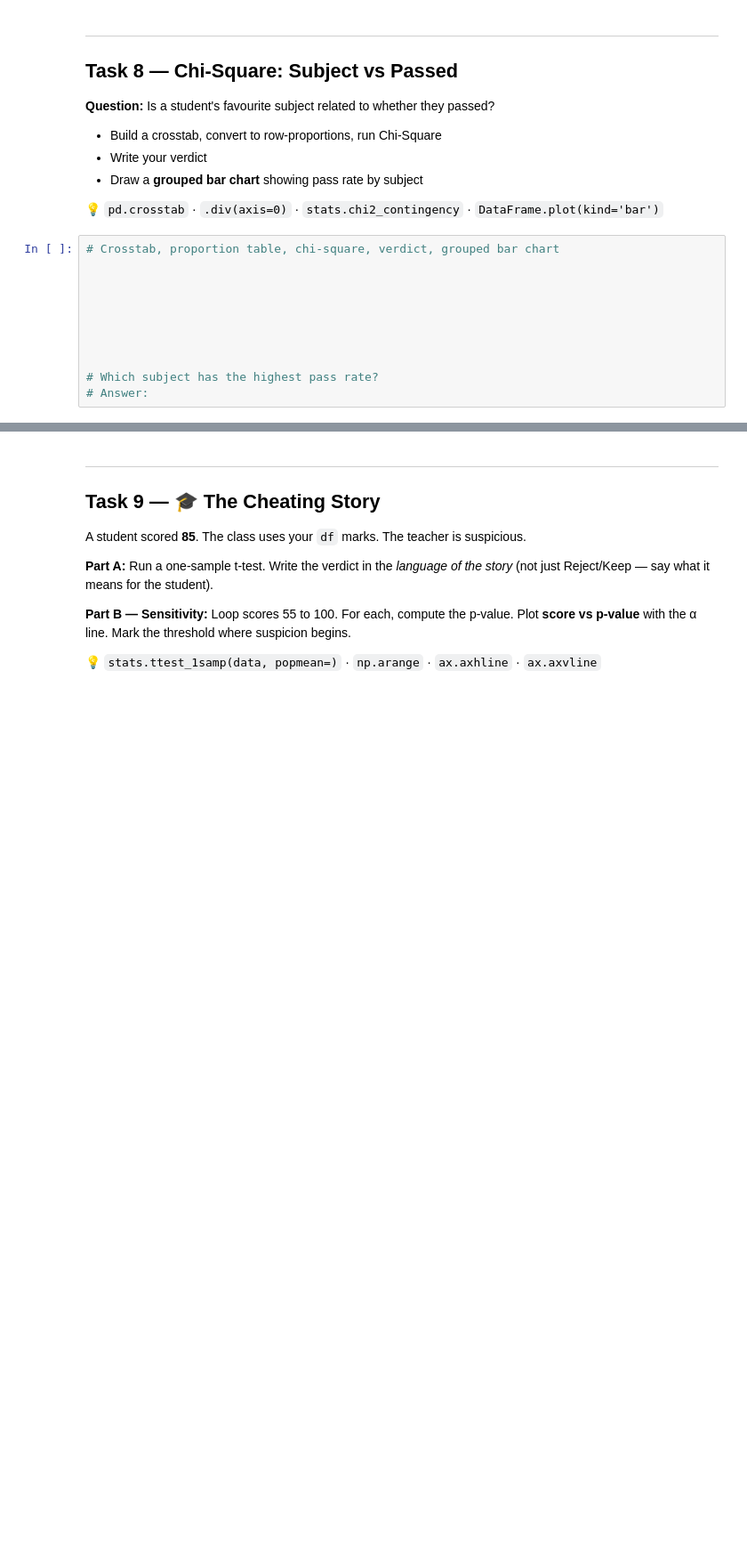
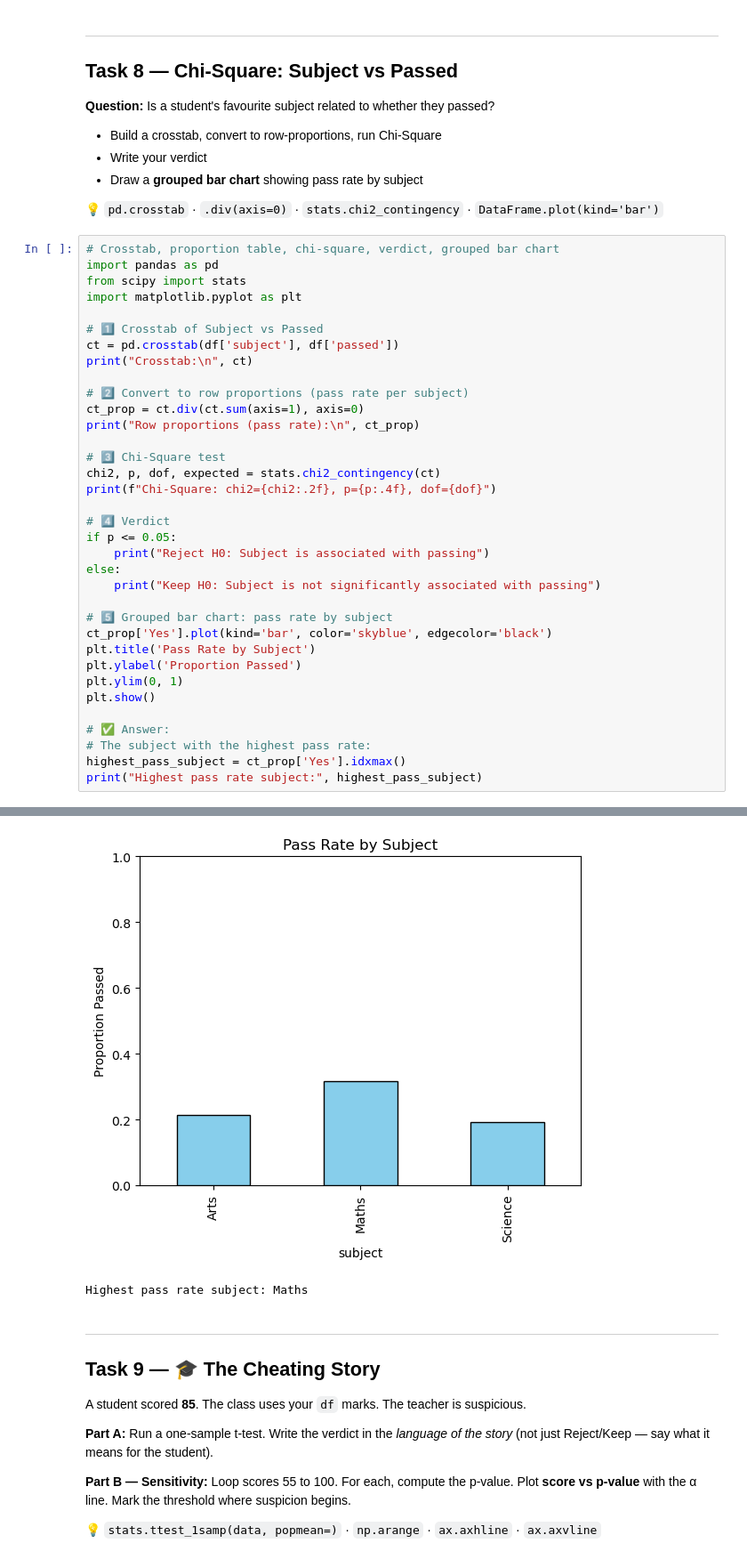
Before and after one commit to Junaidchohan/AI-ML_Mastery_Journey, a Jupyter notebook: Netsole and NAVTTAC/NIAI Class Work/Week_03/stat_worksheet_v3.ipynb, the cells around one changed output, grey strips where cells are left out. Shown at 89% size. Saved outputs shown, nothing was run; the diff lists cells and outputs as text; blank space fills up the shorter version.

```diff
--- a/Netsole and NAVTTAC/NIAI Class Work/Week_03/stat_worksheet_v3.ipynb
+++ b/Netsole and NAVTTAC/NIAI Class Work/Week_03/stat_worksheet_v3.ipynb
@@ -300,12 +422,37 @@ plt.show()
 💡 `pd.crosstab` · `.div(axis=0)` · `stats.chi2_contingency` · `DataFrame.plot(kind='bar')`
 # %%
 # Crosstab, proportion table, chi-square, verdict, grouped bar chart
+import pandas as pd
+from scipy import stats
+import matplotlib.pyplot as plt
 
+# 1️⃣ Crosstab of Subject vs Passed
+ct = pd.crosstab(df['subject'], df['passed'])
+print("Crosstab:\n", ct)
 
+# 2️⃣ Convert to row proportions (pass rate per subject)
+ct_prop = ct.div(ct.sum(axis=1), axis=0)
+print("Row proportions (pass rate):\n", ct_prop)
 
+# 3️⃣ Chi-Square test
+chi2, p, dof, expected = stats.chi2_contingency(ct)
+print(f"Chi-Square: chi2={chi2:.2f}, p={p:.4f}, dof={dof}")
 
+# 4️⃣ Verdict
+if p <= 0.05:
+    print("Reject H0: Subject is associated with passing")
+else:
+    print("Keep H0: Subject is not significantly associated with passing")
 
+# 5️⃣ Grouped bar chart: pass rate by subject
+ct_prop['Yes'].plot(kind='bar', color='skyblue', edgecolor='black')
+plt.title('Pass Rate by Subject')
+plt.ylabel('Proportion Passed')
+plt.ylim(0, 1)
+plt.show()
 
-
-# Which subject has the highest pass rate?
-# Answer:
+# ✅ Answer:
+# The subject with the highest pass rate:
+highest_pass_subject = ct_prop['Yes'].idxmax()
+print("Highest pass rate subject:", highest_pass_subject)
+# %% [output]
@@ -312,3 +473,5 @@ plt.show()
+[figure, added]
+Highest pass rate subject: Maths
 # %% [markdown]
 ---
 ## Task 9 — 🎓 The Cheating Story
```
Also changed, not shown: parts of 15 cells of this notebook, 1 other file.
